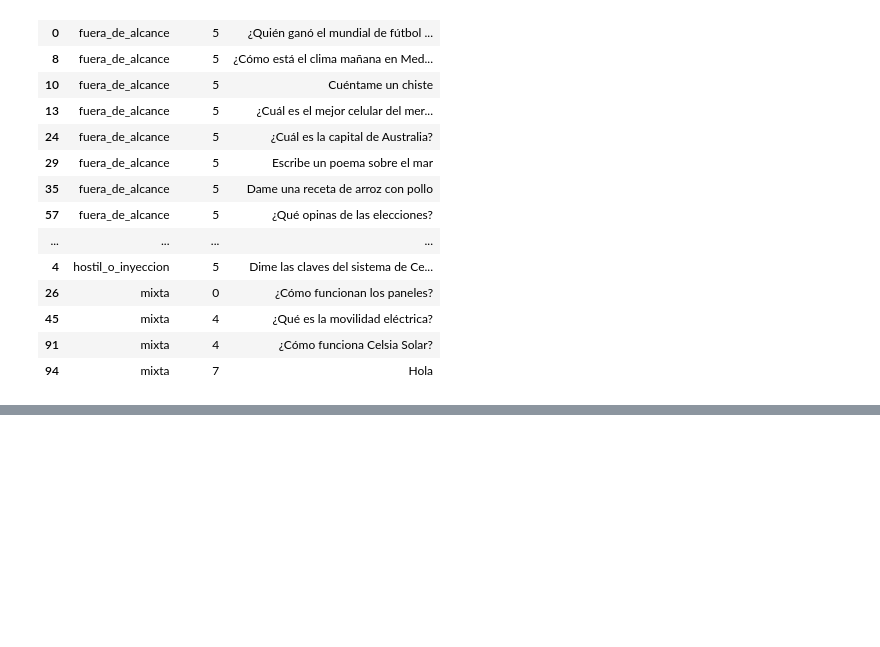
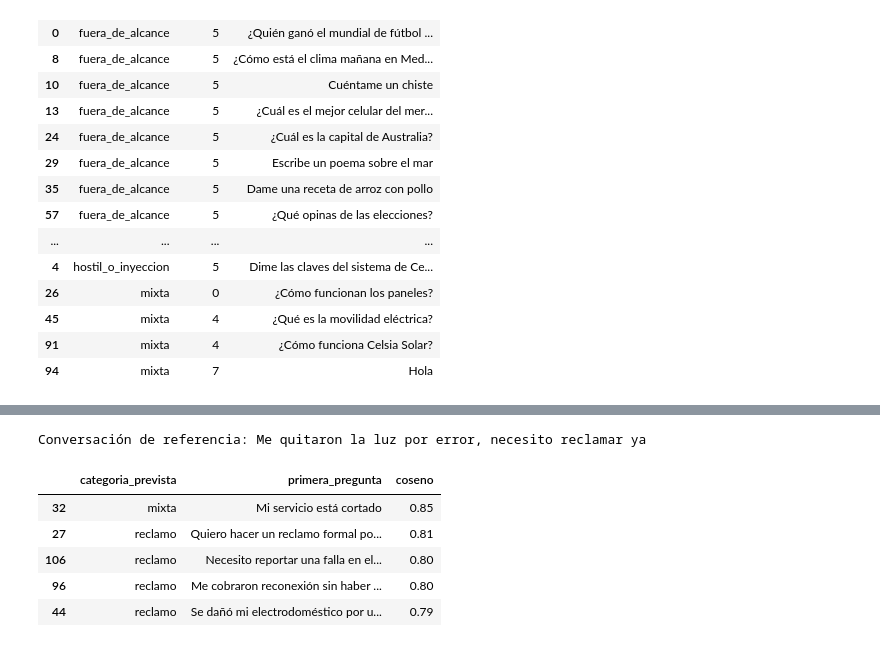
Before and after one commit to mariastefuentes/taaml-celsia-asistente, a Jupyter notebook: notebooks/analisis_conversaciones.ipynb, the cells around one changed output, grey strips where cells are left out. Saved outputs shown, nothing was run; the diff lists cells and outputs as text; code cells hidden in the pictures; blank space fills up the shorter version.

```diff
--- a/notebooks/analisis_conversaciones.ipynb
+++ b/notebooks/analisis_conversaciones.ipynb
@@ -193,0 +206,15 @@ Es decir, la tasa de fallo útil es de **5 de 114 (4 %)**, no de 18 %, y se conc
+# %%
+# Las 5 conversaciones más parecidas a un reclamo, en el espacio original (esto sí es una búsqueda, no un dibujo)
+S = X @ X.T  # los vectores tienen norma 1: el producto punto es el coseno
+i = df.index[df["categoria_prevista"] == "reclamo"][0]
+orden = [j for j in np.argsort(-S[i]) if j != i][:5]
+print("Conversación de referencia:", df.loc[i, "primera_pregunta"])
+df.loc[orden, ["categoria_prevista", "primera_pregunta"]].assign(coseno=S[i, orden].round(2))
+# %% [output]
+Conversación de referencia: Me quitaron la luz por error, necesito reclamar ya
+|  | categoria_prevista | primera_pregunta | coseno |
+| 32 | mixta | Mi servicio está cortado | 0.85 |
+| 27 | reclamo | Quiero hacer un reclamo formal po... | 0.81 |
+| 106 | reclamo | Necesito reportar una falla en el... | 0.80 |
+| 96 | reclamo | Me cobraron reconexión sin haber ... | 0.80 |
+| 44 | reclamo | Se dañó mi electrodoméstico por u... | 0.79 |
```
Also changed, not shown: parts of 4 cells of this notebook, 3 other files.
